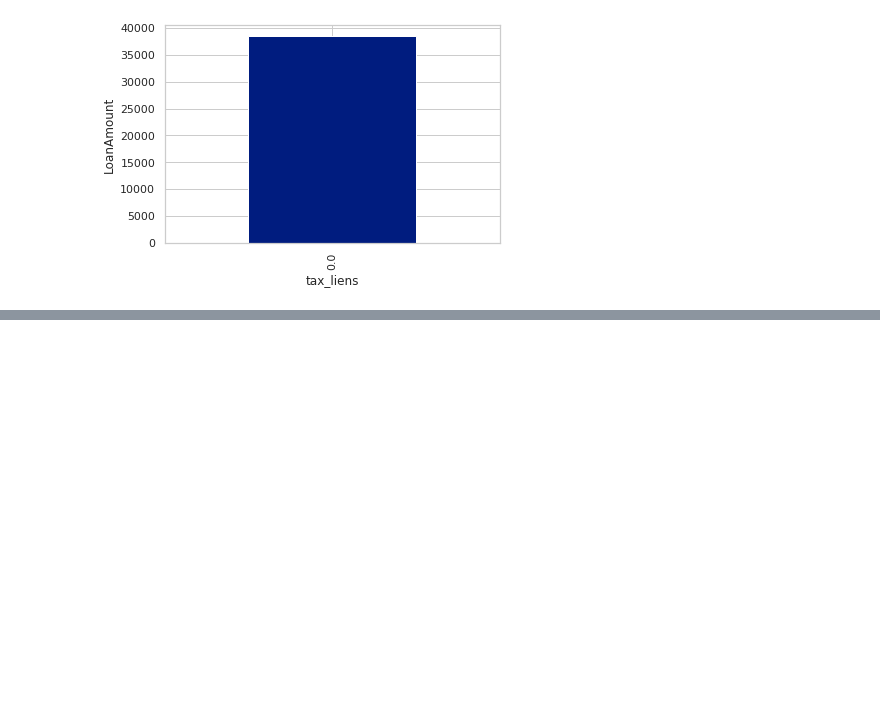
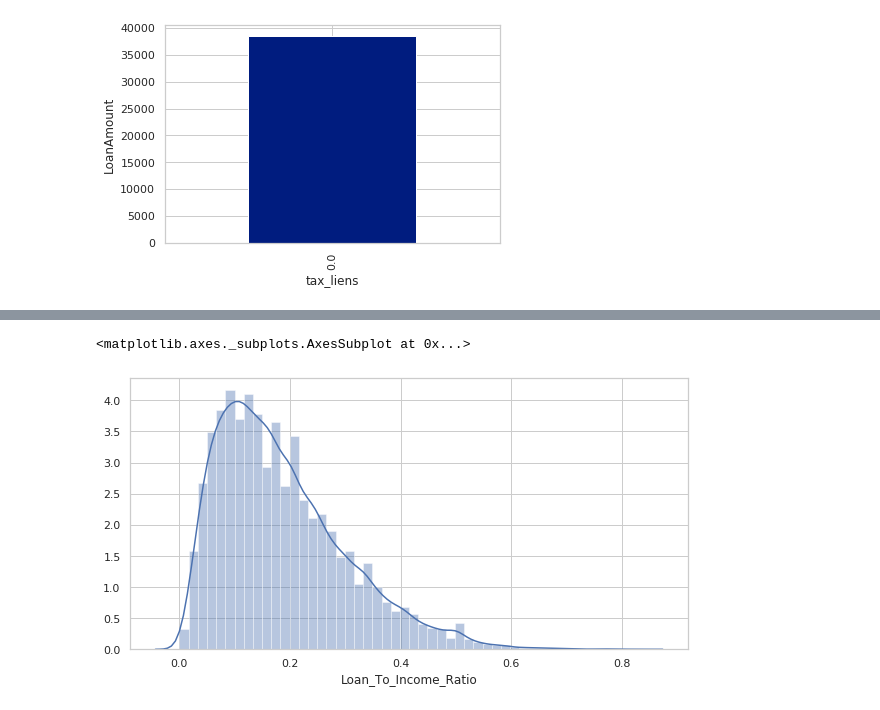
Before and after one commit to HemantTiwariGitHub/IntelligenceCodes, a Jupyter notebook: LendingClub.ipynb, the cells around one changed output, grey strips where cells are left out. Drawn from its saved outputs; the diff is of its cells as text; code cells hidden in the pictures; blank space fills up the shorter version.

```diff
--- a/LendingClub.ipynb
+++ b/LendingClub.ipynb
@@ -267,0 +306,7 @@ def plotCategoricalDefaults(dataFrame):
+# %%
+#loan to income ratio seems significant ,lets check more
+plt.figure(figsize=(10,5))
+sns.distplot(loan['Loan_To_Income_Ratio'])
+# %% [output]
+<matplotlib.axes._subplots.AxesSubplot at 0x...>
+[figure, added]
```
Also changed, not shown: parts of 8 cells of this notebook.
